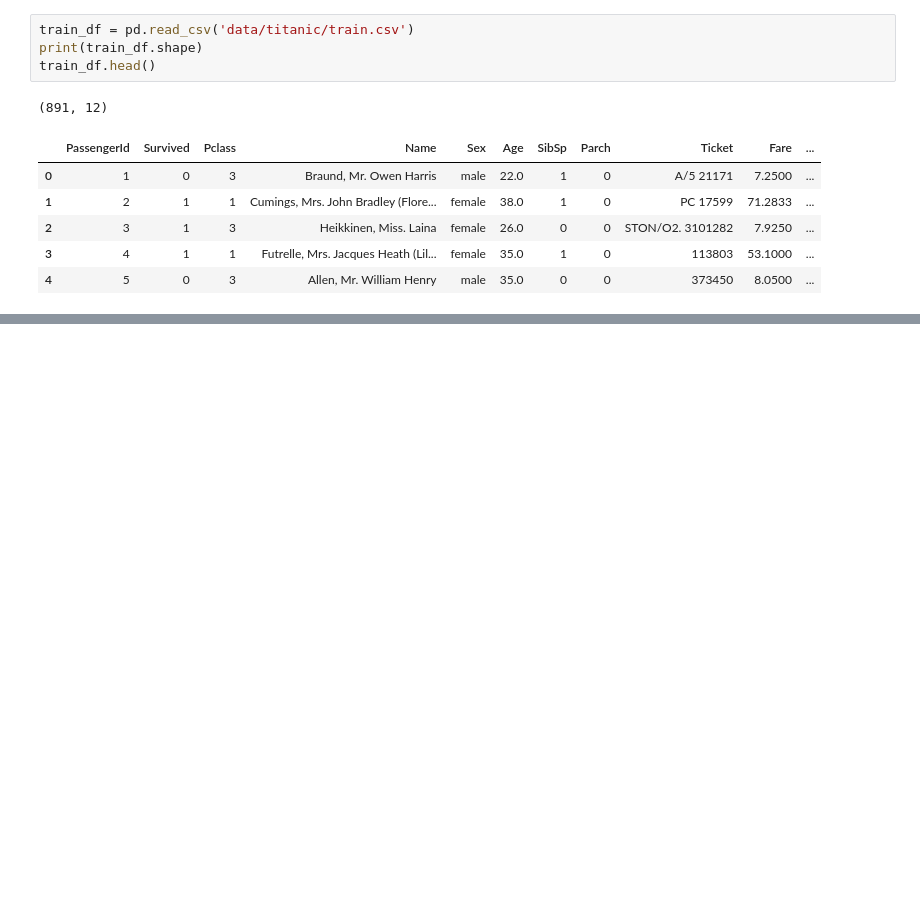
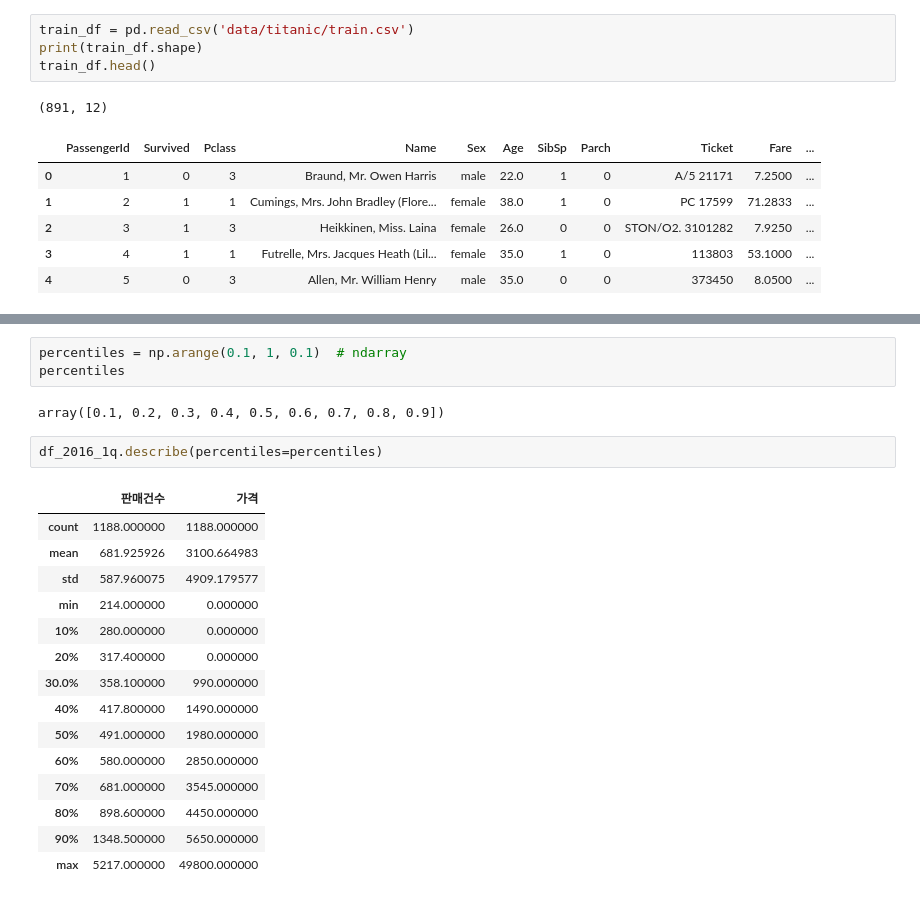
Before and after one commit to CodingSta/demo-lge-201811, a Jupyter notebook: 3일차.ipynb, the cells around one changed output, grey strips where cells are left out. Saved outputs shown, nothing was run; the diff lists cells and outputs as text; blank space fills up the shorter version.

```diff
--- a/3일차.ipynb
+++ b/3일차.ipynb
@@ -308,0 +336,23 @@ train_df.head()
+# %%
+percentiles = np.arange(0.1, 1, 0.1)  # ndarray
+percentiles
+# %% [output]
+array([0.1, 0.2, 0.3, 0.4, 0.5, 0.6, 0.7, 0.8, 0.9])
+# %%
+df_2016_1q.describe(percentiles=percentiles)
+# %% [output]
+|  | 판매건수 | 가격 |
+| count | 1188.000000 | 1188.000000 |
+| mean | 681.925926 | 3100.664983 |
+| std | 587.960075 | 4909.179577 |
+| min | 214.000000 | 0.000000 |
+| 10% | 280.000000 | 0.000000 |
+| 20% | 317.400000 | 0.000000 |
+| 30.0% | 358.100000 | 990.000000 |
+| 40% | 417.800000 | 1490.000000 |
+| 50% | 491.000000 | 1980.000000 |
+| 60% | 580.000000 | 2850.000000 |
+| 70% | 681.000000 | 3545.000000 |
+| 80% | 898.600000 | 4450.000000 |
+| 90% | 1348.500000 | 5650.000000 |
+| max | 5217.000000 | 49800.000000 |
```
Also changed, not shown: parts of 13 cells of this notebook.
